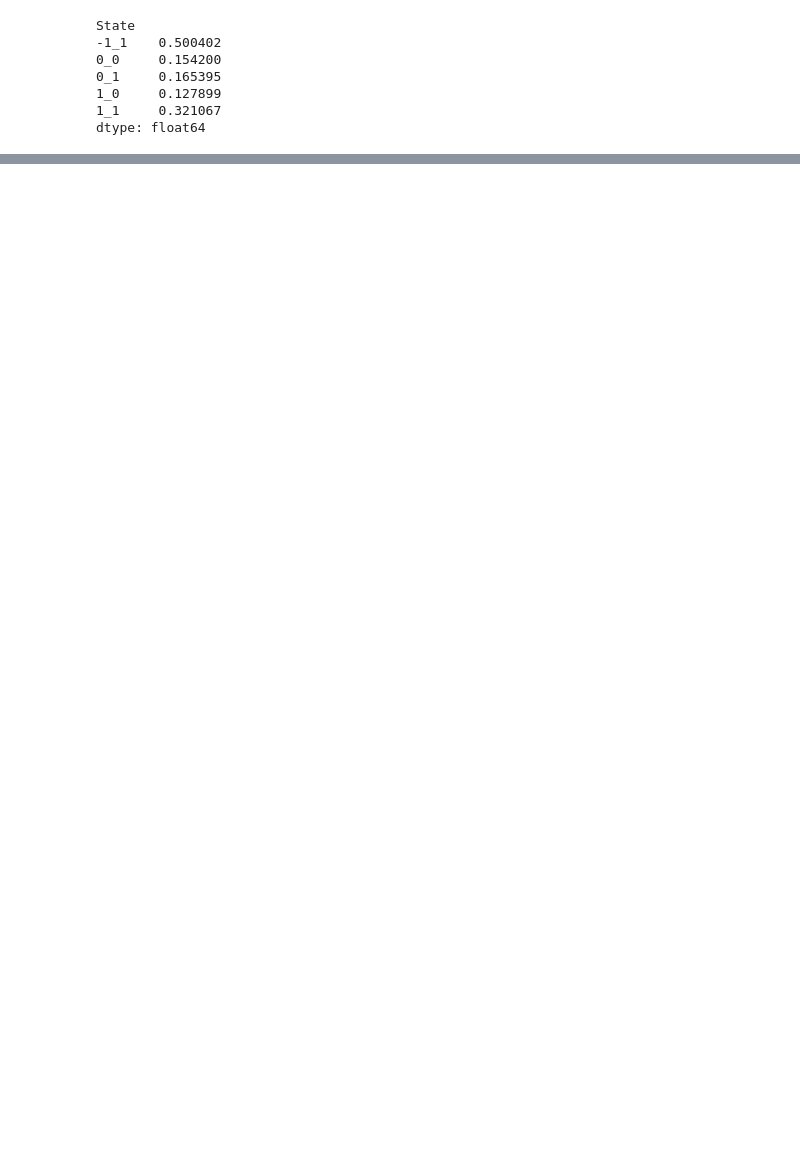
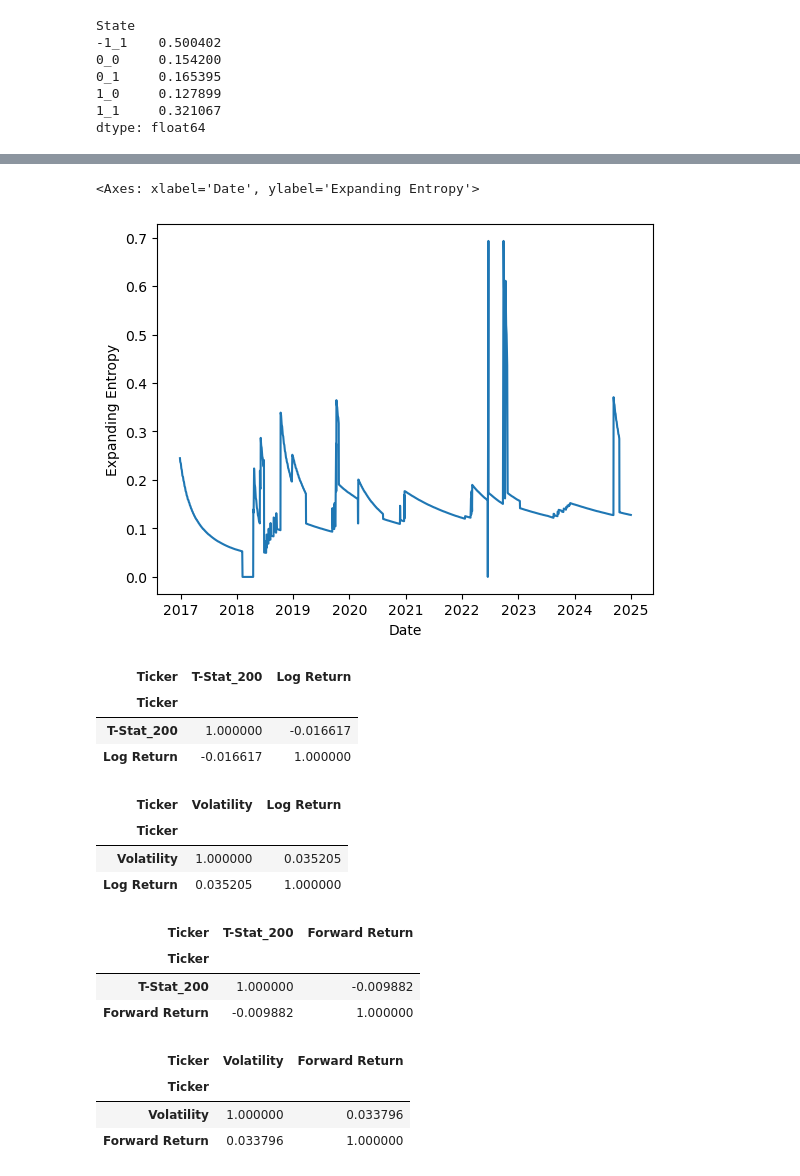
Before and after one commit to akshathp0/entropy-trading, a Jupyter notebook: validate_features.ipynb, the cells around one changed output, grey strips where cells are left out. Drawn from its saved outputs; the diff is of its cells as text; code cells hidden in the pictures; blank space fills up the shorter version.

```diff
--- a/validate_features.ipynb
+++ b/validate_features.ipynb
@@ -235,0 +238,35 @@ sns.lineplot(data = df['Entropy'])
+# %%
+df = entropy.build_expanding_entropy(df)
+
+sns.lineplot(data = df['Expanding Entropy'])
+# %% [output]
+<Axes: xlabel='Date', ylabel='Expanding Entropy'>
+[figure, added]
+# %%
+df[[f'T-Stat_200', 'Log Return']].corr()
+# %% [output]
+| Ticker | T-Stat_200 | Log Return |
+| Ticker |  |  |
+| T-Stat_200 | 1.000000 | -0.016617 |
+| Log Return | -0.016617 | 1.000000 |
+# %%
+df[['Volatility', 'Log Return']].corr()
+# %% [output]
+| Ticker | Volatility | Log Return |
+| Ticker |  |  |
+| Volatility | 1.000000 | 0.035205 |
+| Log Return | 0.035205 | 1.000000 |
+# %%
+df[[f'T-Stat_200', 'Forward Return']].corr()
+# %% [output]
+| Ticker | T-Stat_200 | Forward Return |
+| Ticker |  |  |
+| T-Stat_200 | 1.000000 | -0.009882 |
+| Forward Return | -0.009882 | 1.000000 |
+# %%
+df[['Volatility', 'Forward Return']].corr()
+# %% [output]
+| Ticker | Volatility | Forward Return |
+| Ticker |  |  |
+| Volatility | 1.000000 | 0.033796 |
+| Forward Return | 0.033796 | 1.000000 |
```
Also changed, not shown: parts of 13 cells of this notebook, 4 other files.
